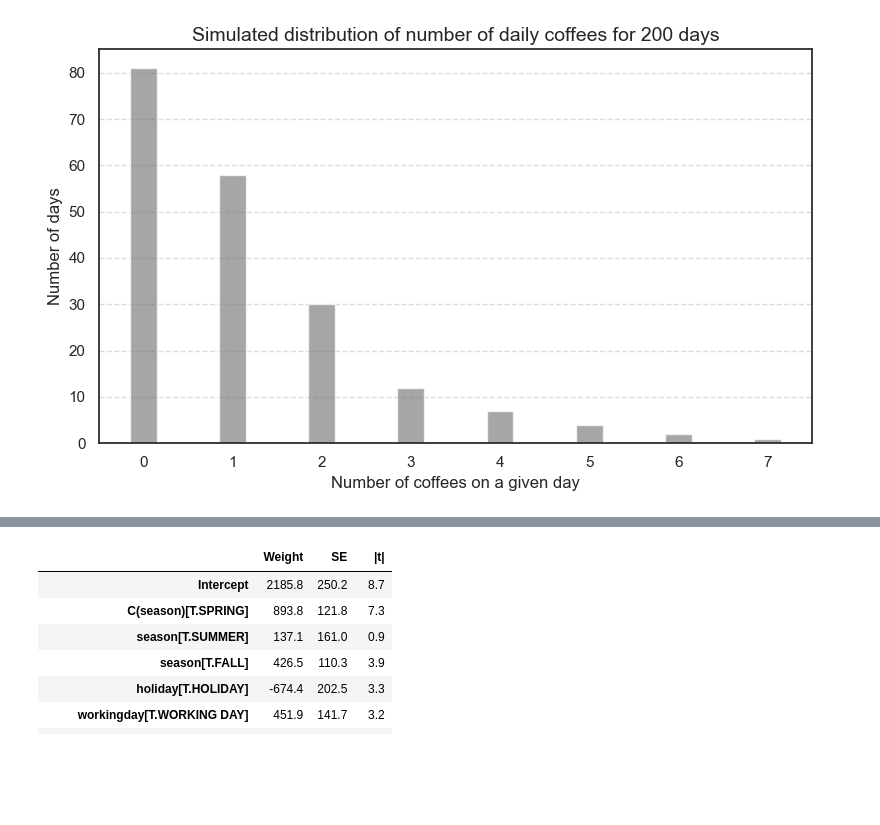
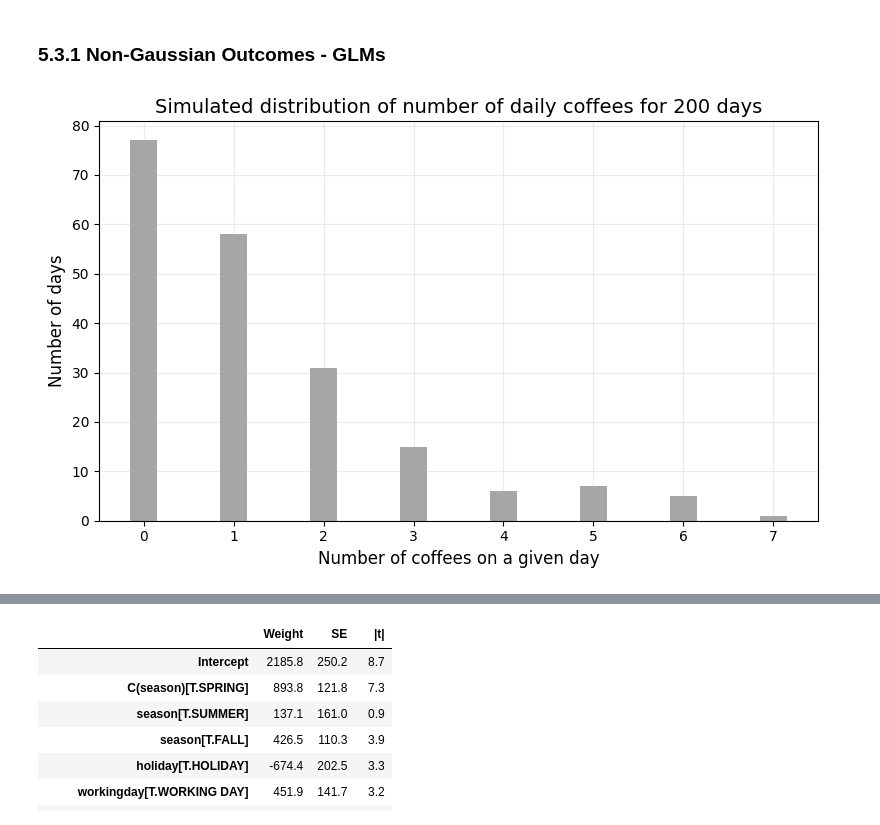
Before and after one commit to shimkoji/Interpretable-machine-learning-by-python, a Jupyter notebook: python/notebook/5.3 Linear Model Extensions.ipynb, the cells around one changed output, grey strips where cells are left out. Saved outputs shown, nothing was run; the diff lists cells and outputs as text; code cells hidden in the pictures; blank space fills up the shorter version.

```diff
--- a/python/notebook/5.3 Linear Model Extensions.ipynb
+++ b/python/notebook/5.3 Linear Model Extensions.ipynb
@@ -113,51 +109,31 @@ df_subset
+# %% [markdown]
+### 5.3.1 Non-Gaussian Outcomes - GLMs
 # %%
-import numpy as np
-import pandas as pd
-import matplotlib.pyplot as plt
-
-# ---- シミュレーションデータの作成 ----
-np.random.seed(99)  # 再現性のためのシード値
-
 n = 200
-stress = np.random.uniform(1, 10, size=n)  # ストレスレベル (1~10の一様分布)
-sleep = np.random.uniform(1, 10, size=n)  # 睡眠の質 (1~10の一様分布)
-work = np.random.choice(["YES", "NO"], size=n, replace=True)  # 仕事あり/なし (50/50)
-
-# λ (ポアソン分布の平均と分散)
+stress = np.random.uniform(1, 10, size=n)
+sleep = np.random.uniform(1, 10, size=n)
+work = np.random.choice(["YES", "NO"], size=n, replace=True)
 lambda_vals = np.exp(1 * stress / 10 - 2 * (sleep - 5) / 10 - 1 * (work == "NO"))
-
-# y: 1日のコーヒー消費回数 (ポアソン分布に基づく)
 y = np.random.poisson(lam=lambda_vals, size=n)
-
-# データフレームの作成
 df = pd.DataFrame({"stress": stress, "sleep": sleep, "work": work, "y": y})
 
-# ---- yの分布を集計 ----
 tab = df["y"].value_counts().reset_index()
 tab.columns = ["Number of Coffees", "Frequency"]
-tab = tab.sort_values("Number of Coffees")  # 整列
+tab = tab.sort_values("Number of Coffees")
 
-# ---- プロット ----
-fig, ax = plt.subplots(figsize=(8, 5))  # Fig/Axes型でプロット
+fig, ax = plt.subplots(figsize=(8, 5))
 
-# 棒グラフ
 ax.bar(tab["Number of Coffees"], tab["Frequency"], color="gray", width=0.3, alpha=0.7)
-
-# 軸ラベルとタイトル
 ax.set_xlabel("Number of coffees on a given day", fontsize=12)
 ax.set_ylabel("Number of days", fontsize=12)
 ax.set_title(
     "Simulated distribution of number of daily coffees for 200 days", fontsize=14
 )
-
-# x軸の目盛り
 ax.set_xticks(tab["Number of Coffees"])
 ax.set_xlim([-0.5, 7.5])
-ax.grid(axis="y", linestyle="--", alpha=0.7)
-
-# レイアウト調整と表示
+ax.grid(linestyle="-", alpha=0.25)
 plt.tight_layout()
 plt.show()
 # %% [output]
-[figure, old version]
+[figure, new version]
 # %%
```
Also changed, not shown: parts of 16 cells of this notebook, 1 other file.
